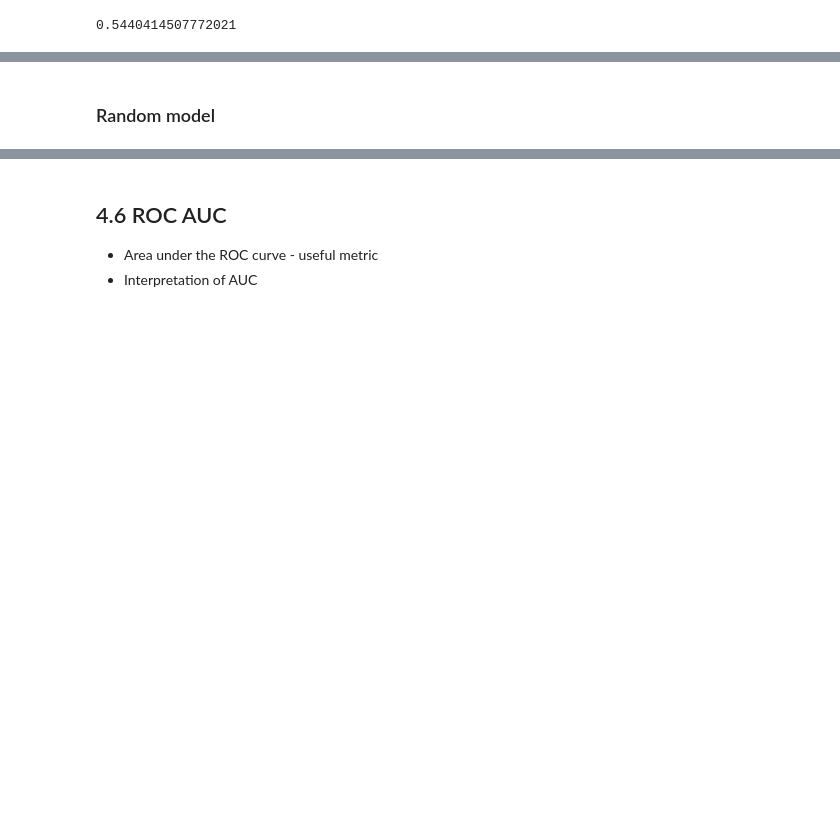
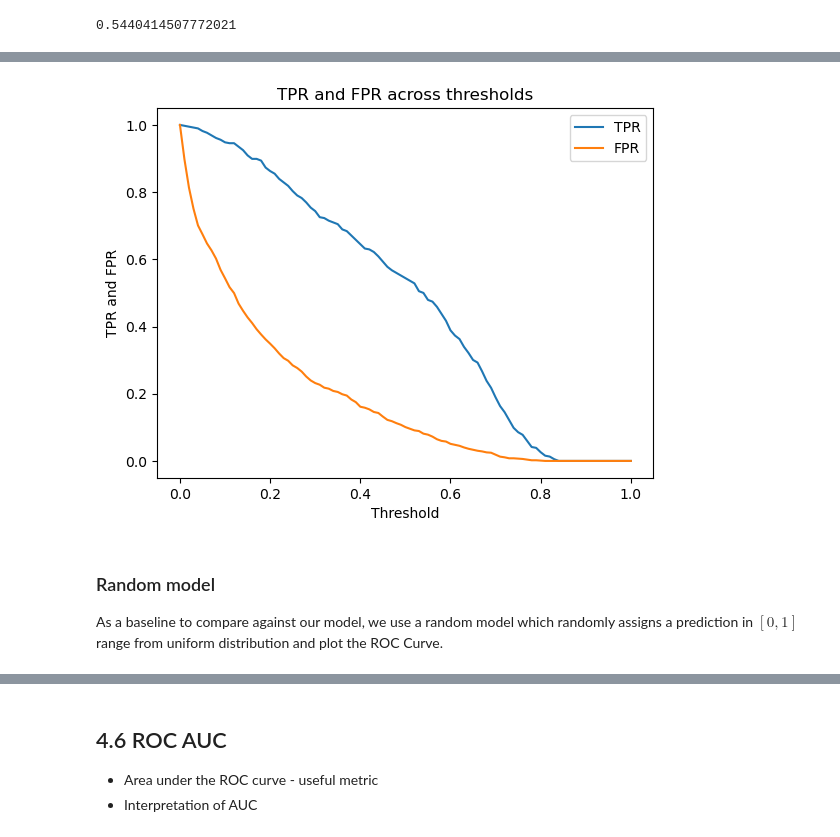
Before and after one commit to viviensiu/ml-zoomcamp, a Jupyter notebook: 4_evaluation/notebook.ipynb, the cells around one changed output, grey strips where cells are left out. Cells and saved outputs as stored; diff of their text form; code cells hidden in the pictures; blank space fills up the shorter version.

```diff
--- a/4_evaluation/notebook.ipynb
+++ b/4_evaluation/notebook.ipynb
@@ -264,9 +282,18 @@ df_scores['fpr'] = df_scores.fp / (df_scores.fp + df_scores.tn)
 # %%
+title = "TPR and FPR across thresholds"
 plt.plot(df_scores.threshold, df_scores['tpr'], label='TPR')
 plt.plot(df_scores.threshold, df_scores['fpr'], label='FPR')
+plt.xlabel("Threshold")
+plt.ylabel("TPR and FPR")
+plt.title(title)
 plt.legend()
+plt.show()
+# %% [output]
+[figure, added]
 # %% [markdown]
 ### Random model
+
+As a baseline to compare against our model, we use a random model which randomly assigns a prediction in $[0,1]$ range from uniform distribution and plot the ROC Curve.
 # %%
 np.random.seed(1)
 y_rand = np.random.uniform(0, 1, size=len(y_val))
```
Also changed, not shown: parts of 20 cells of this notebook, 1 other file.
